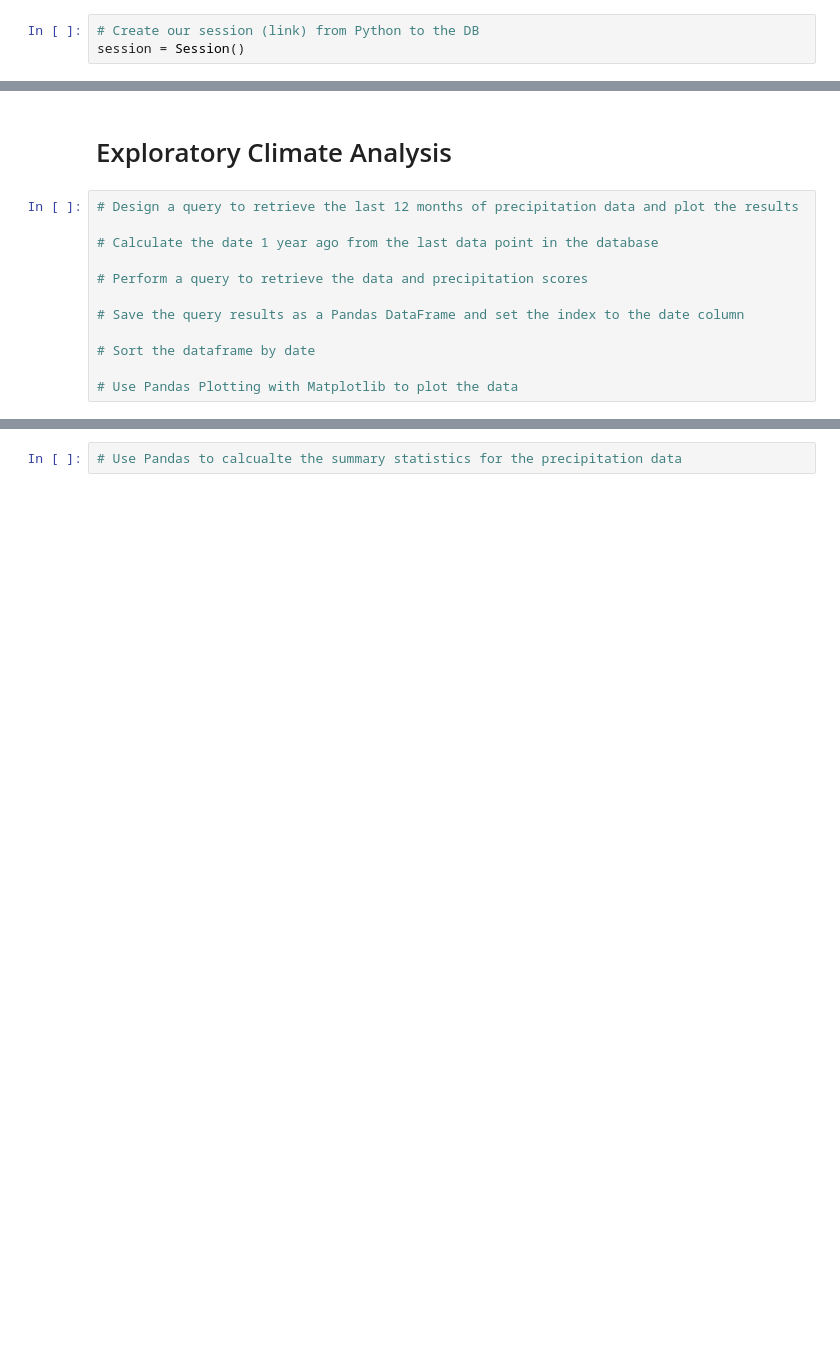
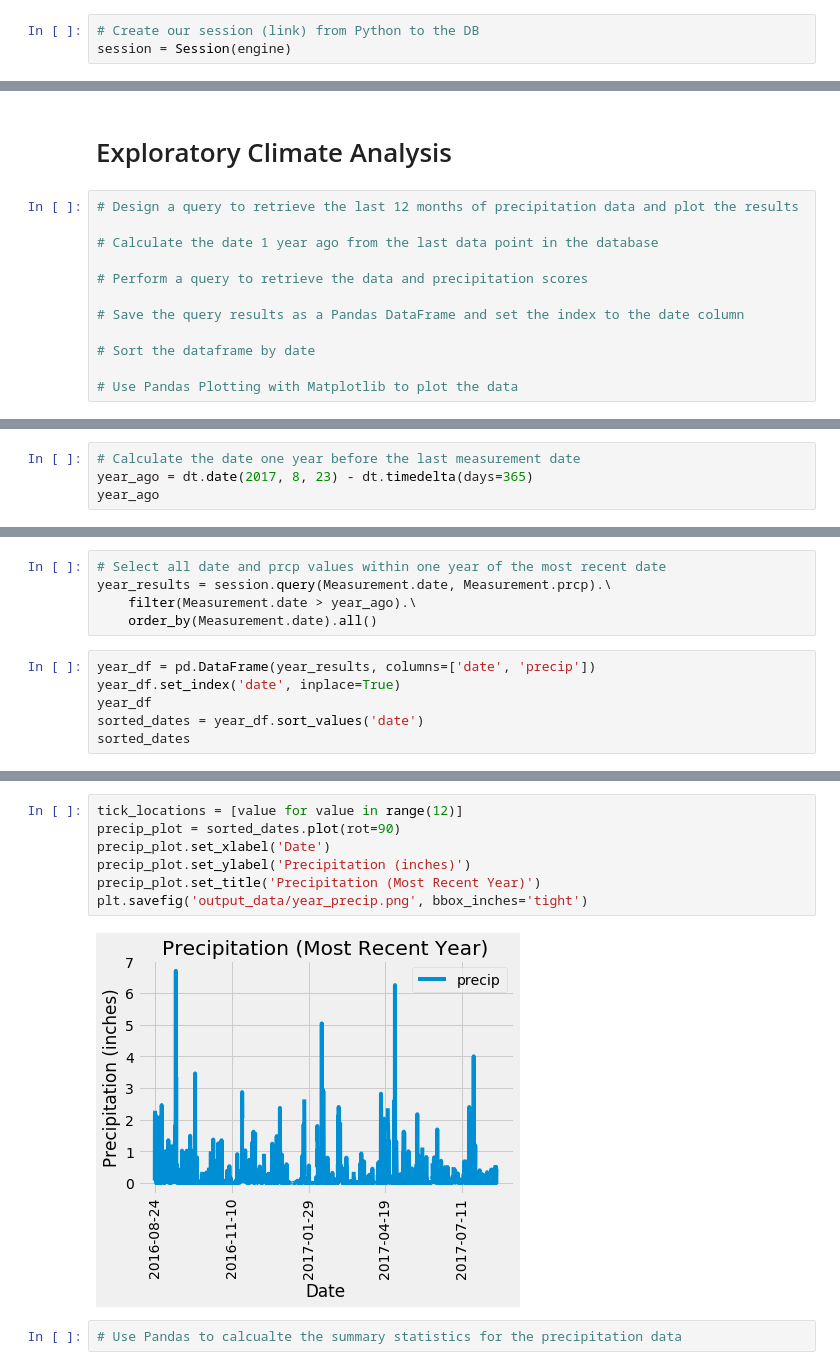
Before and after one commit to aaronrotman/sqlalchemy-challenge, a Jupyter notebook: main.ipynb, the cells around one changed output, grey strips where cells are left out. Saved outputs shown, nothing was run; the diff lists cells and outputs as text; blank space fills up the shorter version.

Commit message:
Create query and plot measurements for the most recent year of data

```diff
--- a/main.ipynb
+++ b/main.ipynb
@@ -35,7 +44,7 @@ Measurement = Base.classes.measurement
 Station = Base.classes.station
 # %%
 # Create our session (link) from Python to the DB
-session = Session()
+session = Session(engine)
 # %%
 # Store the column names
 inspector = inspect(engine)
@@ -100,0 +118,4 @@ past_year = session.query(Measurements.date).filter()
+# %%
+# Calculate the date one year before the last measurement date
+year_ago = dt.date(2017, 8, 23) - dt.timedelta(days=365)
+year_ago
@@ -100,0 +124,11 @@ past_year = session.query(Measurements.date).filter()
+# %%
+# Select all date and prcp values within one year of the most recent date
+year_results = session.query(Measurement.date, Measurement.prcp).\
+    filter(Measurement.date > year_ago).\
+    order_by(Measurement.date).all()
+# %%
+year_df = pd.DataFrame(year_results, columns=['date', 'precip'])
+year_df.set_index('date', inplace=True)
+year_df
+sorted_dates = year_df.sort_values('date')
+sorted_dates
@@ -101,3 +150,12 @@ past_year = session.query(Measurements.date).filter()
+# %%
+tick_locations = [value for value in range(12)]
+precip_plot = sorted_dates.plot(rot=90)
+precip_plot.set_xlabel('Date')
+precip_plot.set_ylabel('Precipitation (inches)')
+precip_plot.set_title('Precipitation (Most Recent Year)')
+plt.savefig('output_data/year_precip.png', bbox_inches='tight')
+# %% [output]
+[figure, added]
 # %%
 # Use Pandas to calcualte the summary statistics for the precipitation data
 # %%
```
Also changed, not shown: parts of 6 cells of this notebook.
